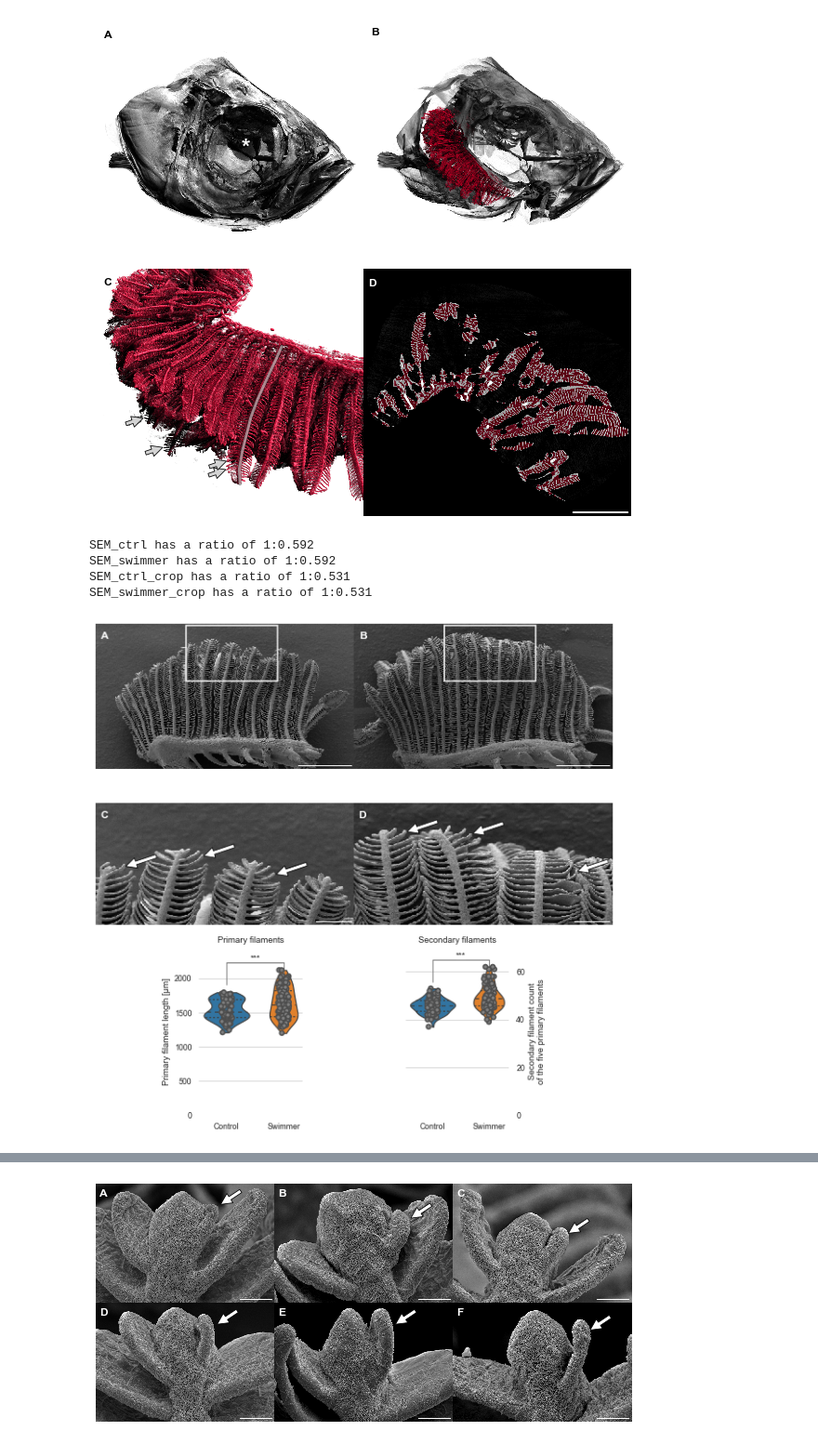
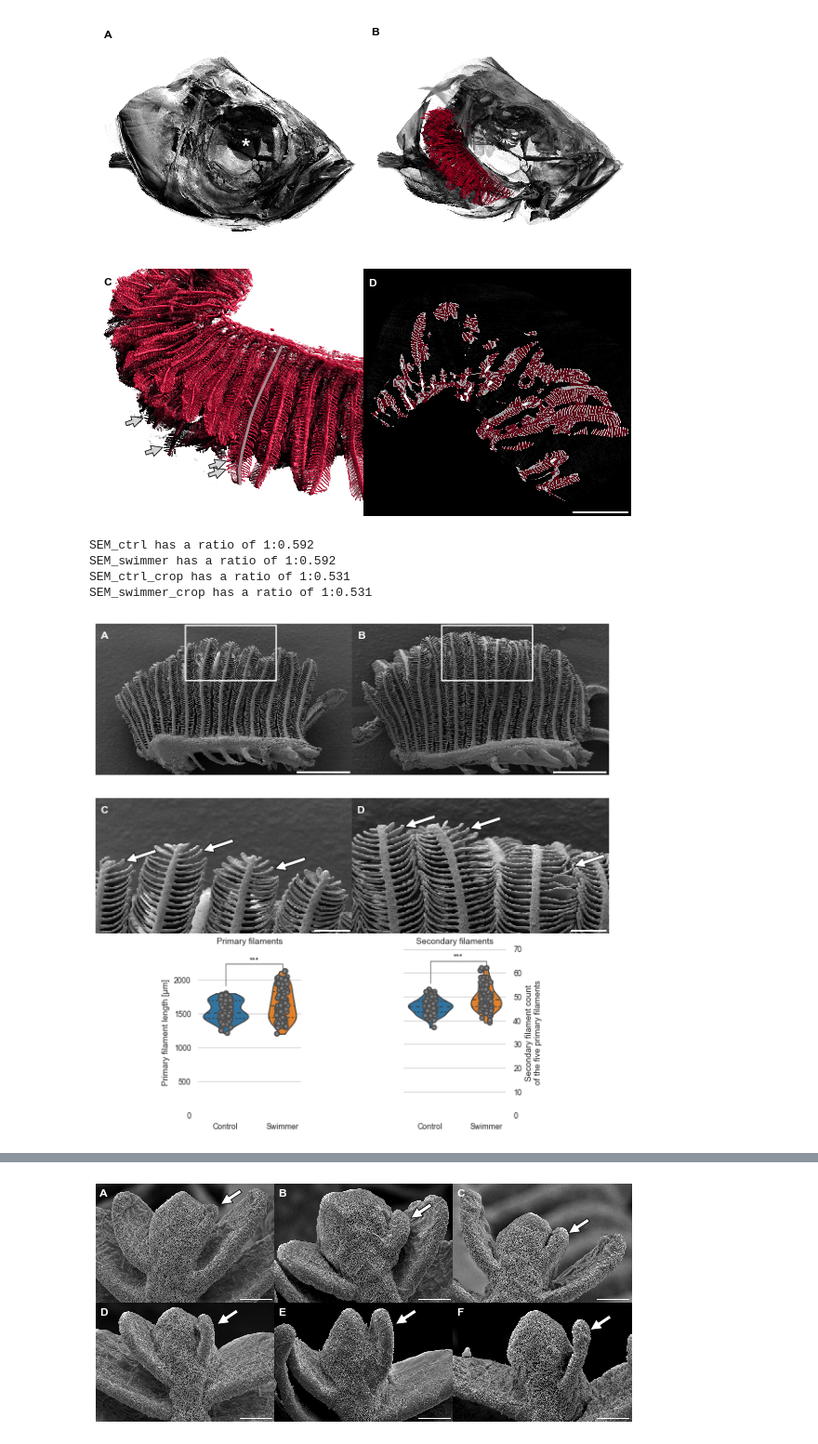
Before and after one commit to habi/Zebra-Fish-Gills, a Jupyter notebook: Gills-Analysis.ipynb, the cells around one changed output, grey strips where cells are left out. Shown at 93% size. Saved outputs shown, nothing was run; the diff lists cells and outputs as text; code cells hidden in the pictures.

```diff
--- a/Gills-Analysis.ipynb
+++ b/Gills-Analysis.ipynb
@@ -3086,5 +3066,6 @@ Increase of Swimmer (start to end) is -0.4 %
 # %%
 # Shapiro -> Normalitätstest
-scipy.stats.shapiro(Mitoses['M_per_N'])
+for c, m in enumerate([Mitoses, Mitoses_base]):
+    print(which_mitosis[c], scipy.stats.shapiro(m['M_per_N']))
 # nicht signifikant von Normalverteilung unterschiedlich
 # %% [output]
@@ -3106,12 +3094,16 @@ Ks_2sampResult(statistic=0.3333333333333333, pvalue=0.13982257948893737)
 # %%
 # Are the means different?
-t_statistic, p_value_mitosis = scipy.stats.ttest_ind(Mitoses.loc[Mitoses.Experiment == 'Control']['M_per_N'],
-                                                     Mitoses.loc[Mitoses.Experiment == 'Swimmer']['M_per_N'],
-                                                     equal_var=True)
-print("The mean mitosis per nucleus of 'Control' and 'Swimmer' has an")
-# Two-sided test done, but we want one-sided test --> p_value / 2 (only because we tested it above)
-p_value_mitosis /= 2
-print('F value of %0.4s and a p value of %.2g (%s).' % (t_statistic,
-                                                        p_value_mitosis,
-                                                        significance(p_value_mitosis)))
+p_value_mitosis = [numpy.nan] * 2
+for c, m in enumerate([Mitoses, Mitoses_base]):
+    print(which_mitosis[c])
+    t_statistic, p_value_mitosis[c] = scipy.stats.ttest_ind(m.loc[m.Experiment == 'Control']['M_per_N'],
+                                                            m.loc[m.Experiment == 'Swimmer']['M_per_N'],
+                                                            equal_var=True)
+    print("The mean mitosis per nucleus of 'Control' and 'Swimmer' has an")
+    # Two-sided test done, but we want one-sided test --> p_value / 2 (only because we tested it above)
+    p_value_mitosis[c] /= 2
+    print('F value of %0.4s and a p value of %.2g (%s).' % (t_statistic,
+                                                            p_value_mitosis[c],
+                                                            significance(p_value_mitosis[c])))
+    print(80 * '-')
 # %% [output]
@@ -3145,10 +3146,13 @@ plt.show()
 # %%
 # Data as prose
-for experiment in Mitoses.Experiment.unique():
-    print('The mitoses per nuclei of the %s fishes '
-          'are %0.2f with a STD of %0.2f' % (experiment,
-                                             Mitoses[Mitoses.Experiment == experiment]['M_per_N'].mean(),
-                                             Mitoses[Mitoses.Experiment == experiment]['M_per_N'].std()))
-print('This is an increase of %0.1f %%' % percentage(Mitoses['M_per_N'][Mitoses.Experiment == 'Control'].mean(),
-                                                     Mitoses['M_per_N'][Mitoses.Experiment == 'Swimmer'].mean()))
+for c, m in enumerate([Mitoses, Mitoses_base]):
+    print(which_mitosis[c])
+    for experiment in m.Experiment.unique():
+        print('The mitoses per nuclei of the %s fishes '
+              'are %0.2f with a STD of %0.2f' % (experiment,
+                                                 m[m.Experiment == experiment]['M_per_N'].mean(),
+                                                 m[m.Experiment == experiment]['M_per_N'].std()))
+    print('This is an increase of %0.1f %%' % percentage(m['M_per_N'][m.Experiment == 'Control'].mean(),
+                                                         m['M_per_N'][m.Experiment == 'Swimmer'].mean()))
+    print(80*'-')
 # %% [output]
@@ -3580,35 +3595,35 @@ seaborn.stripplot(data=Filaments[['Control Count',
                   jitter=True,
                   dodge=True,
                   s=5,
                   linewidth=1.5,
                   color='gray')
 significance_bar(0,
                  1,
                  numpy.max(Filaments[['Control Count',
                                       'Swimmer Count']].max()),
                  p_value_filament_count)
 plt.gca().yaxis.tick_right()
 plt.gca().yaxis.set_label_position('right')
 plt.gca().yaxis.set_ticks_position('none')
 plt.ylim(ymax=70)
 plt.ylabel('Secondary filament count\nof the five primary filaments')
 plt.gca().set_xticklabels(['Control', 'Swimmer'])
 if zerotheplots:
     plt.ylim(ymin=0)
 plt.title('Secondary filaments')
-seaborn.despine(offset=10, trim=True, bottom=True, left=True)
+seaborn.despine(offset=10, bottom=True, left=True)
 plt.subplots_adjust(0, -0.1, 1, 1.1, 0, 0)
 plt.savefig(os.path.join(OutPutDir,
                          'Fig03.png'),
             bbox_inches='tight',
             pad_inches=0)
 plt.show()
 # %% [output]
 SEM_ctrl has a ratio of 1:0.592
 SEM_swimmer has a ratio of 1:0.592
 SEM_ctrl_crop has a ratio of 1:0.531
 SEM_swimmer_crop has a ratio of 1:0.531
-[figure, old version]
+[figure, new version]
 # %%
 # Fig 043: uCT data, measurement of volumes: quantification of volume and filling factor
 plt.rcParams['figure.figsize'] = (8, 6)  # Size up figures a bit
```
Also changed, not shown: parts of 30 cells of this notebook.
